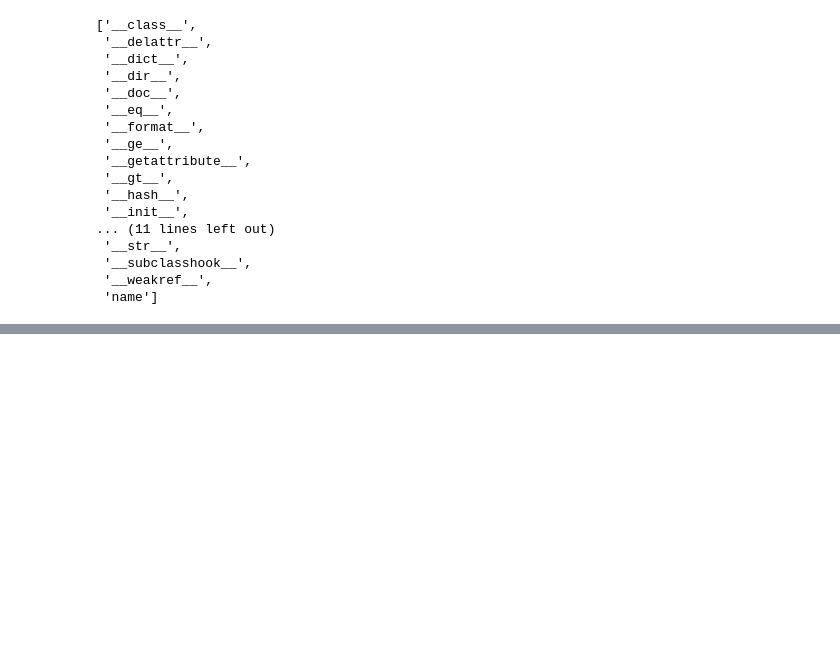
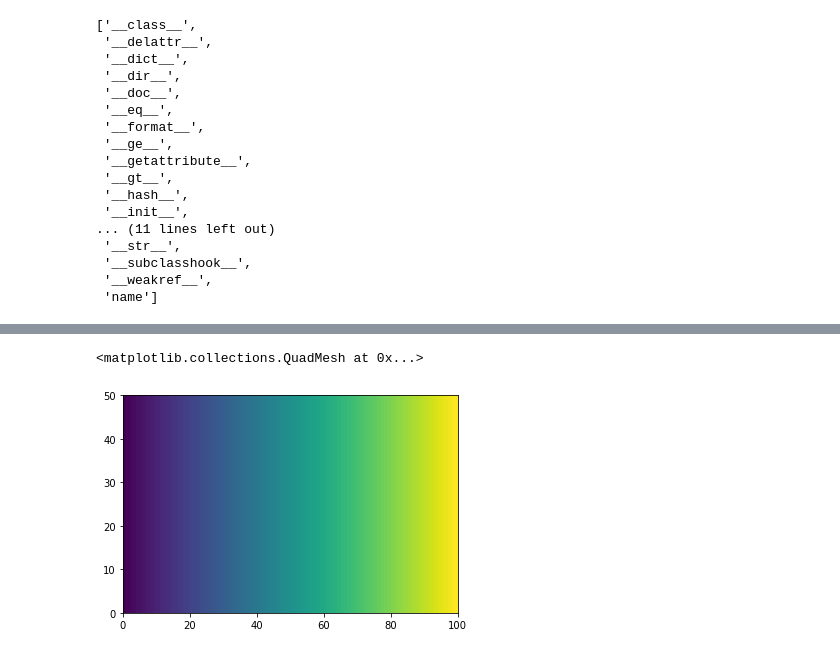
Before and after one commit to YuweiZJ/rces-lecture, a Jupyter notebook: Untitled.ipynb, the cells around one changed output, grey strips where cells are left out. Cells and saved outputs as stored; diff of their text form; code cells hidden in the pictures; blank space fills up the shorter version.

```diff
--- a/Untitled.ipynb
+++ b/Untitled.ipynb
@@ -460,0 +759,5 @@ dir(h)
+# %%
+plt.pcolormesh(xx)
+# %% [output]
+<matplotlib.collections.QuadMesh at 0x...>
+[figure, added]
```
Also changed, not shown: parts of 68 cells of this notebook.
